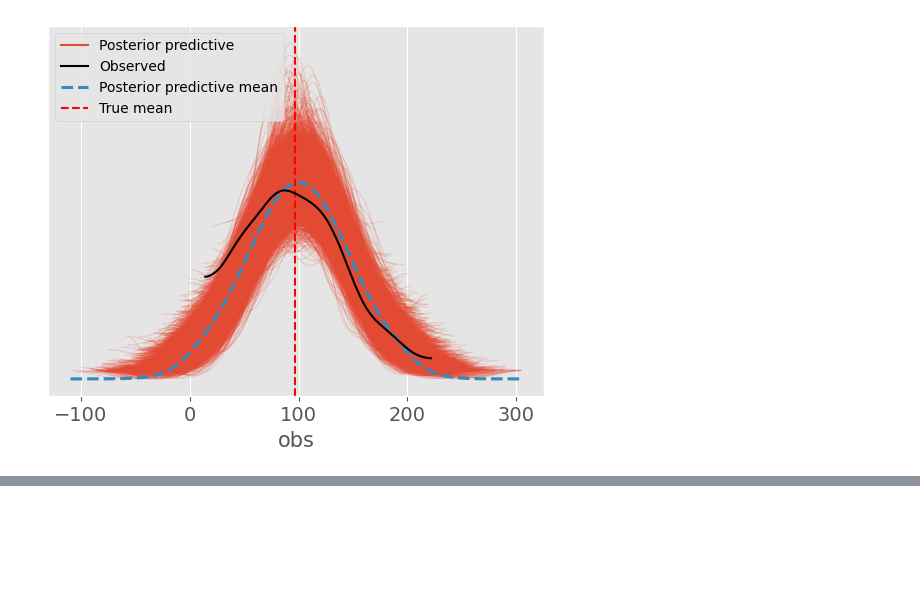
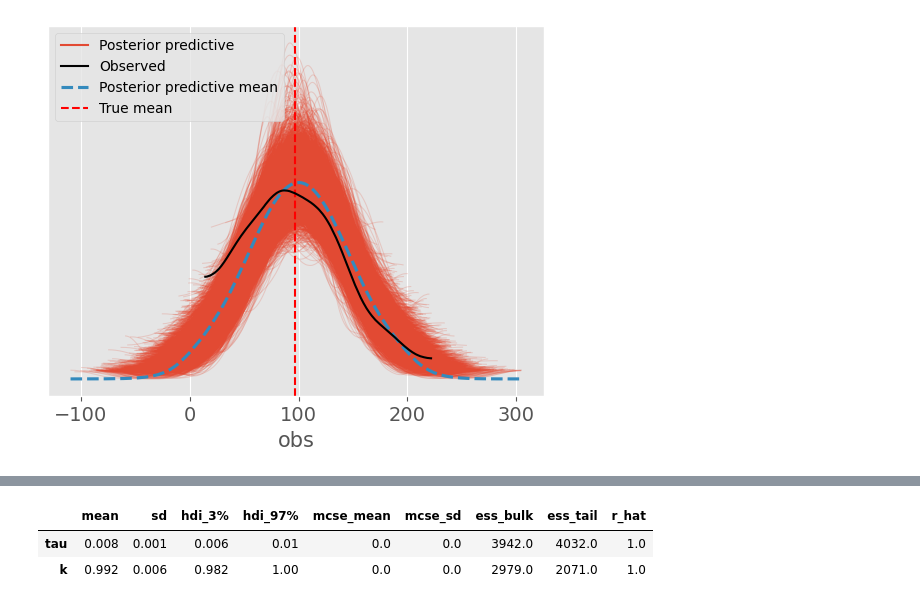
Before and after one commit to auspect/Bayesian_TS, a Jupyter notebook: Notebooks/pymc_nbk1.ipynb, the cells around one changed output, grey strips where cells are left out. Drawn from its saved outputs; the diff is of its cells as text; code cells hidden in the pictures; blank space fills up the shorter version.

```diff
--- a/Notebooks/pymc_nbk1.ipynb
+++ b/Notebooks/pymc_nbk1.ipynb
@@ -96,0 +170,6 @@ ax.legend(fontsize=10);
+# %%
+pm.summary(idata_ma)
+# %% [output]
+|  | mean | sd | hdi_3% | hdi_97% | mcse_mean | mcse_sd | ess_bulk | ess_tail | r_hat |
+| tau | 0.008 | 0.001 | 0.006 | 0.01 | 0.0 | 0.0 | 3942.0 | 4032.0 | 1.0 |
+| k | 0.992 | 0.006 | 0.982 | 1.00 | 0.0 | 0.0 | 2979.0 | 2071.0 | 1.0 |
```
Also changed, not shown: parts of 11 cells of this notebook.
